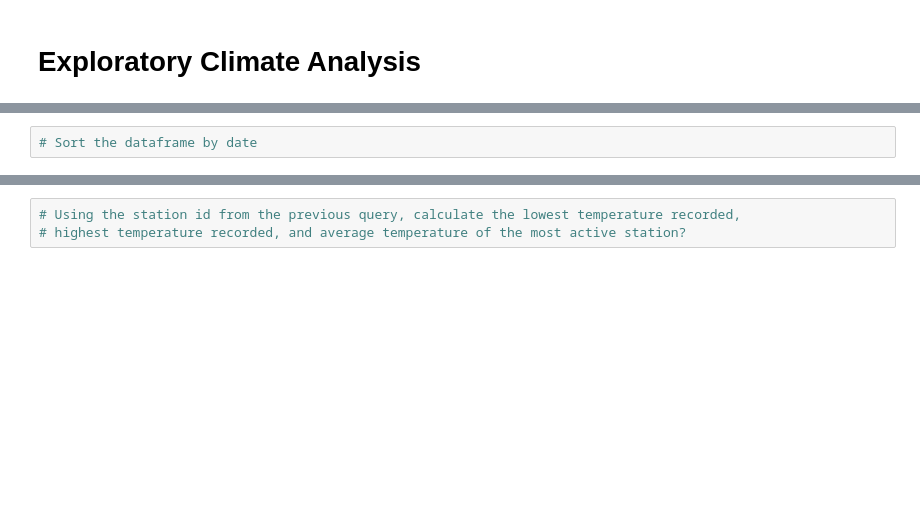
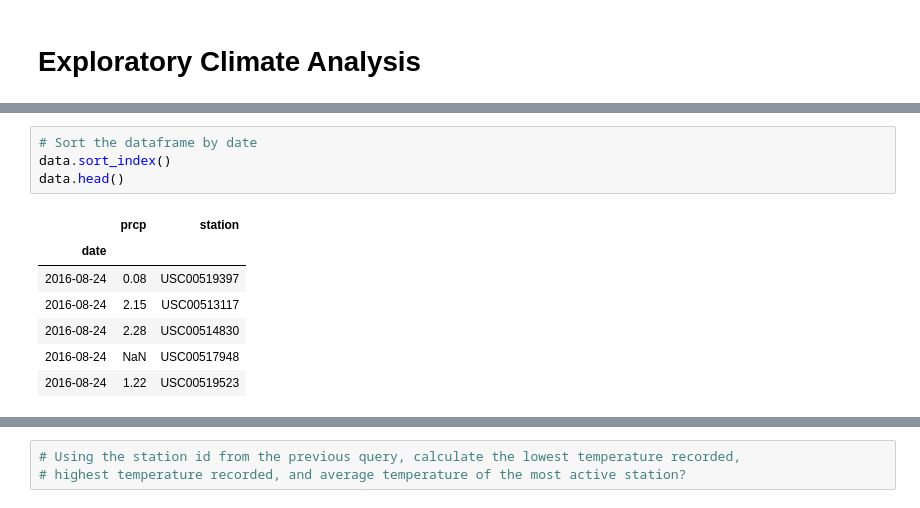
Before and after one commit to DenebAguirre/SQLAlchemy-challenge, a Jupyter notebook: climate_starter.ipynb, the cells around one changed output, grey strips where cells are left out. Cells and saved outputs as stored; diff of their text form; blank space fills up the shorter version.

```diff
--- a/climate_starter.ipynb
+++ b/climate_starter.ipynb
@@ -72,4 +98,14 @@ last_months = Session.query(measurement, measurement.prcp,
 # %%
 # Sort the dataframe by date
+data.sort_index()
+data.head()
+# %% [output]
+|  | prcp | station |
+| date |  |  |
+| 2016-08-24 | 0.08 | USC00519397 |
+| 2016-08-24 | 2.15 | USC00513117 |
+| 2016-08-24 | 2.28 | USC00514830 |
+| 2016-08-24 | NaN | USC00517948 |
+| 2016-08-24 | 1.22 | USC00519523 |
 # %%
 # Use Pandas Plotting with Matplotlib to plot the data
```
Also changed, not shown: parts of 14 cells of this notebook.
